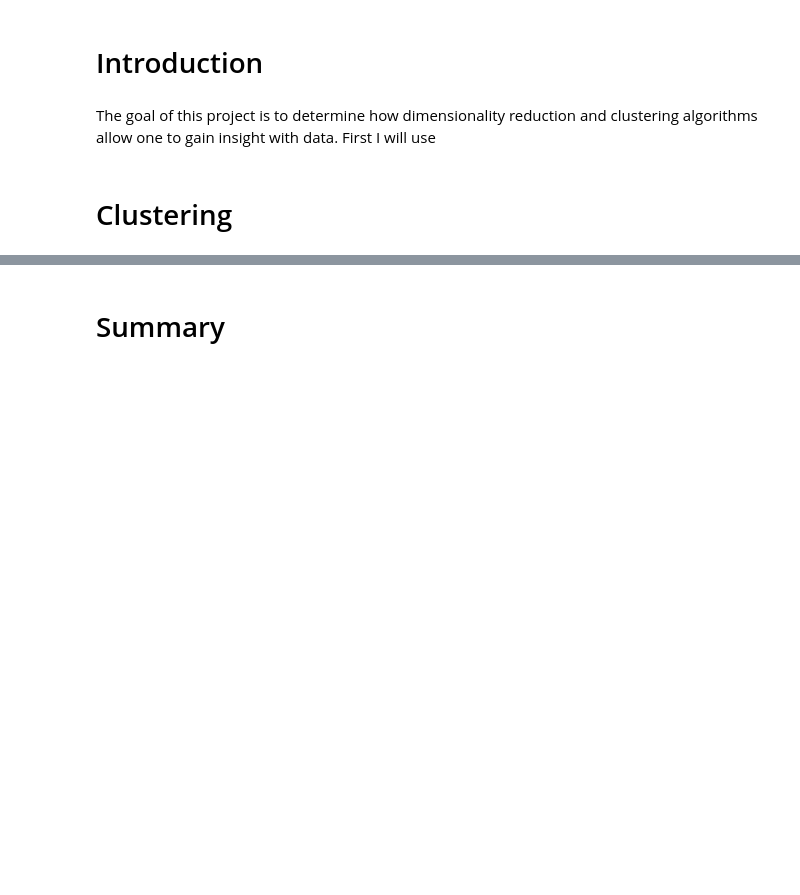
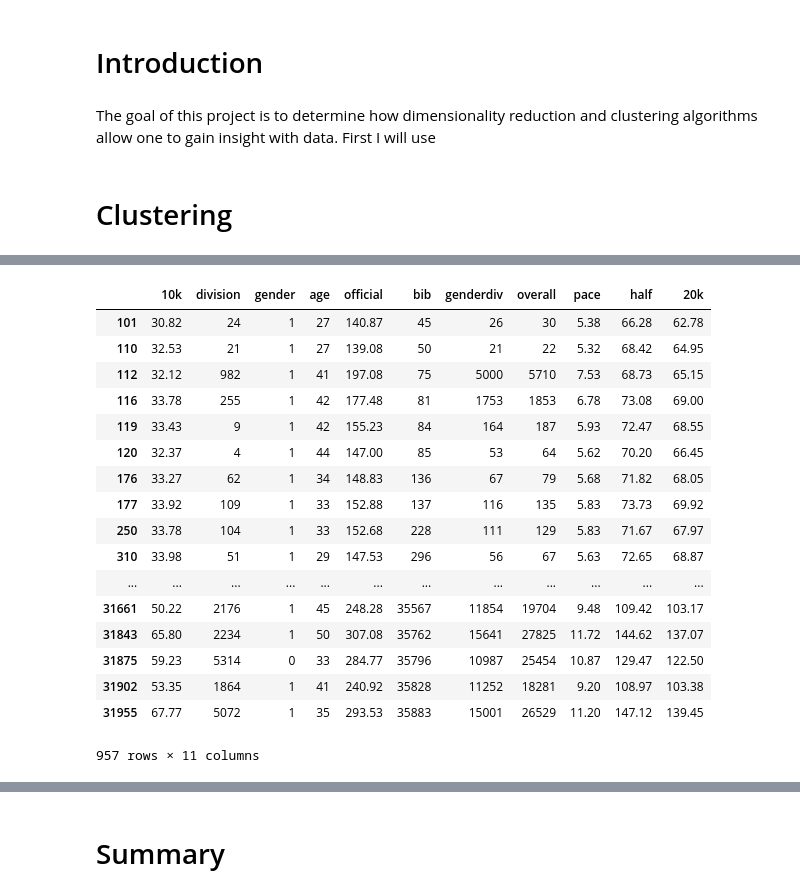
Before and after one commit to Avalon1000/Thinkful, a Jupyter notebook: Module 32.10.ipynb, the cells around one changed output, grey strips where cells are left out. Cells and saved outputs as stored; diff of their text form; code cells hidden in the pictures; blank space fills up the shorter version.

```diff
--- a/Module 32.10.ipynb
+++ b/Module 32.10.ipynb
@@ -228,0 +100,21 @@ X_std = scaler.fit_transform(X)
+# %%
+X
+# %% [output]
+|  | 10k | division | gender | age | official | bib | genderdiv | overall | pace | half | 20k |
+| 101 | 30.82 | 24 | 1 | 27 | 140.87 | 45 | 26 | 30 | 5.38 | 66.28 | 62.78 |
+| 110 | 32.53 | 21 | 1 | 27 | 139.08 | 50 | 21 | 22 | 5.32 | 68.42 | 64.95 |
+| 112 | 32.12 | 982 | 1 | 41 | 197.08 | 75 | 5000 | 5710 | 7.53 | 68.73 | 65.15 |
+| 116 | 33.78 | 255 | 1 | 42 | 177.48 | 81 | 1753 | 1853 | 6.78 | 73.08 | 69.00 |
+| 119 | 33.43 | 9 | 1 | 42 | 155.23 | 84 | 164 | 187 | 5.93 | 72.47 | 68.55 |
+| 120 | 32.37 | 4 | 1 | 44 | 147.00 | 85 | 53 | 64 | 5.62 | 70.20 | 66.45 |
+| 176 | 33.27 | 62 | 1 | 34 | 148.83 | 136 | 67 | 79 | 5.68 | 71.82 | 68.05 |
+| 177 | 33.92 | 109 | 1 | 33 | 152.88 | 137 | 116 | 135 | 5.83 | 73.73 | 69.92 |
+| 250 | 33.78 | 104 | 1 | 33 | 152.68 | 228 | 111 | 129 | 5.83 | 71.67 | 67.97 |
+| 310 | 33.98 | 51 | 1 | 29 | 147.53 | 296 | 56 | 67 | 5.63 | 72.65 | 68.87 |
+| ... | ... | ... | ... | ... | ... | ... | ... | ... | ... | ... | ... |
+| 31661 | 50.22 | 2176 | 1 | 45 | 248.28 | 35567 | 11854 | 19704 | 9.48 | 109.42 | 103.17 |
+| 31843 | 65.80 | 2234 | 1 | 50 | 307.08 | 35762 | 15641 | 27825 | 11.72 | 144.62 | 137.07 |
+| 31875 | 59.23 | 5314 | 0 | 33 | 284.77 | 35796 | 10987 | 25454 | 10.87 | 129.47 | 122.50 |
+| 31902 | 53.35 | 1864 | 1 | 41 | 240.92 | 35828 | 11252 | 18281 | 9.20 | 108.97 | 103.38 |
+| 31955 | 67.77 | 5072 | 1 | 35 | 293.53 | 35883 | 15001 | 26529 | 11.20 | 147.12 | 139.45 |
+957 rows × 11 columns
```
Also changed, not shown: parts of 51 cells of this notebook, 2 other files.
